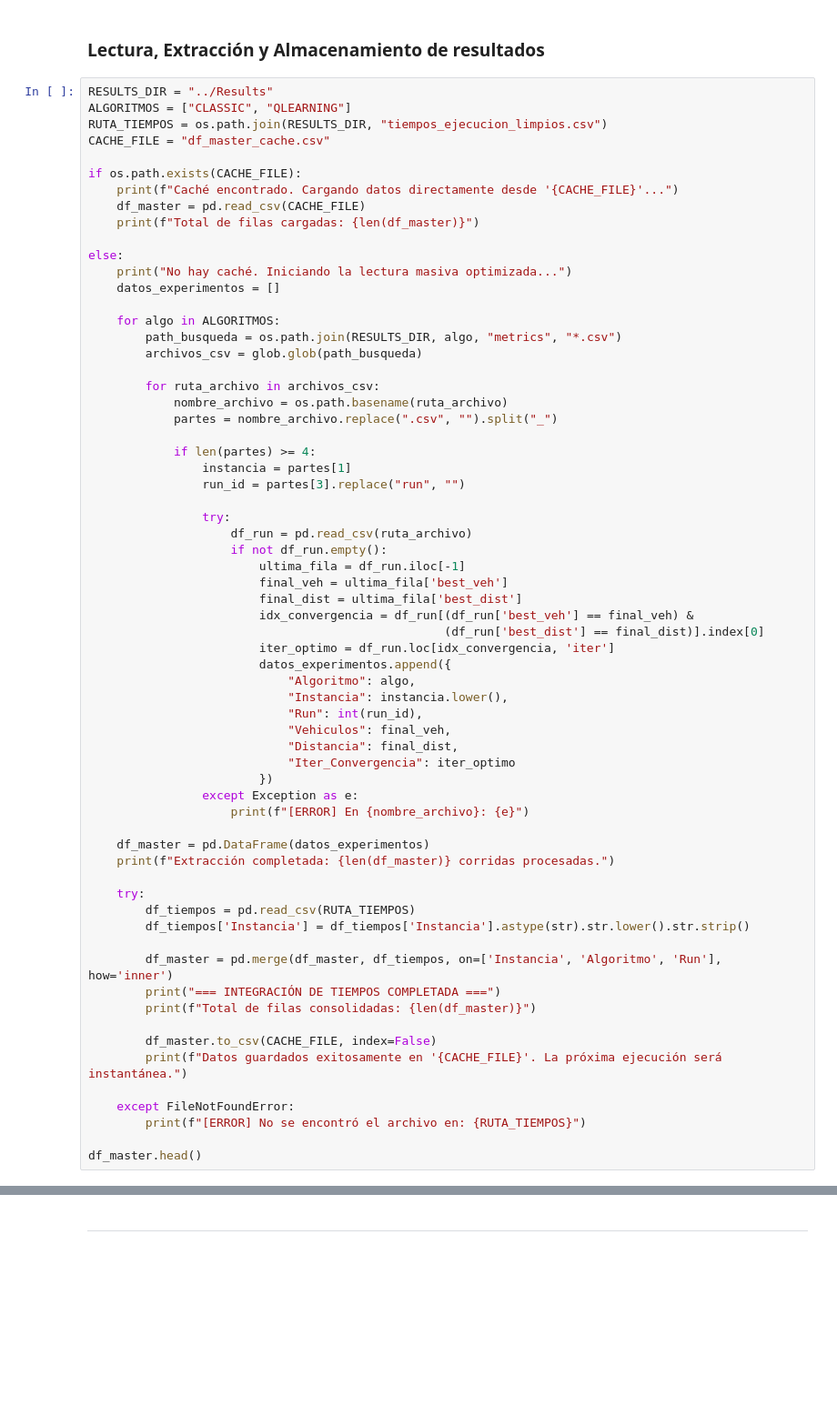
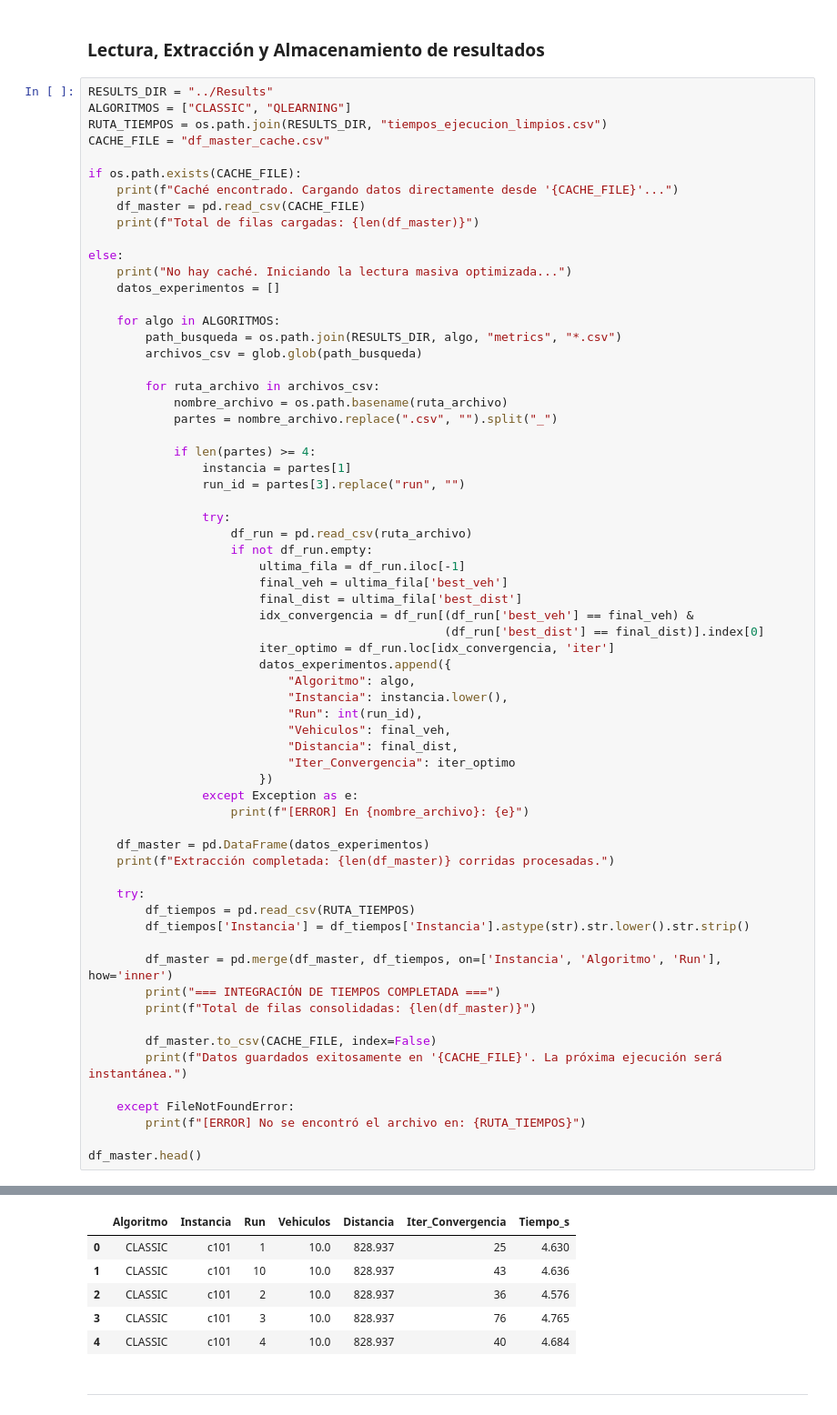
Before and after one commit to JoseFrancisc0/PFC_VPRTW, a Jupyter notebook: Experiments/analisis_experimentos.ipynb, the cells around one changed output, grey strips where cells are left out. Shown at 91% size. Cells and saved outputs as stored; diff of their text form; blank space fills up the shorter version.

```diff
--- a/Experiments/analisis_experimentos.ipynb
+++ b/Experiments/analisis_experimentos.ipynb
@@ -49,7 +49,7 @@ else:
 
                 try:
                     df_run = pd.read_csv(ruta_archivo)
-                    if not df_run.empty():
+                    if not df_run.empty:
                         ultima_fila = df_run.iloc[-1]
                         final_veh = ultima_fila['best_veh']
                         final_dist = ultima_fila['best_dist']
@@ -85,3 +85,4 @@ else:
         print(f"[ERROR] No se encontró el archivo en: {RUTA_TIEMPOS}")
 
 df_master.head()
+# %% [output]
@@ -88,3 +94,9 @@ df_master.head()
+|  | Algoritmo | Instancia | Run | Vehiculos | Distancia | Iter_Convergencia | Tiempo_s |
+| 0 | CLASSIC | c101 | 1 | 10.0 | 828.937 | 25 | 4.630 |
+| 1 | CLASSIC | c101 | 10 | 10.0 | 828.937 | 43 | 4.636 |
+| 2 | CLASSIC | c101 | 2 | 10.0 | 828.937 | 36 | 4.576 |
+| 3 | CLASSIC | c101 | 3 | 10.0 | 828.937 | 76 | 4.765 |
+| 4 | CLASSIC | c101 | 4 | 10.0 | 828.937 | 40 | 4.684 |
 # %% [markdown]
 ---
 # %% [markdown]
```
Also changed, not shown: parts of 15 cells of this notebook, 10 other files.
